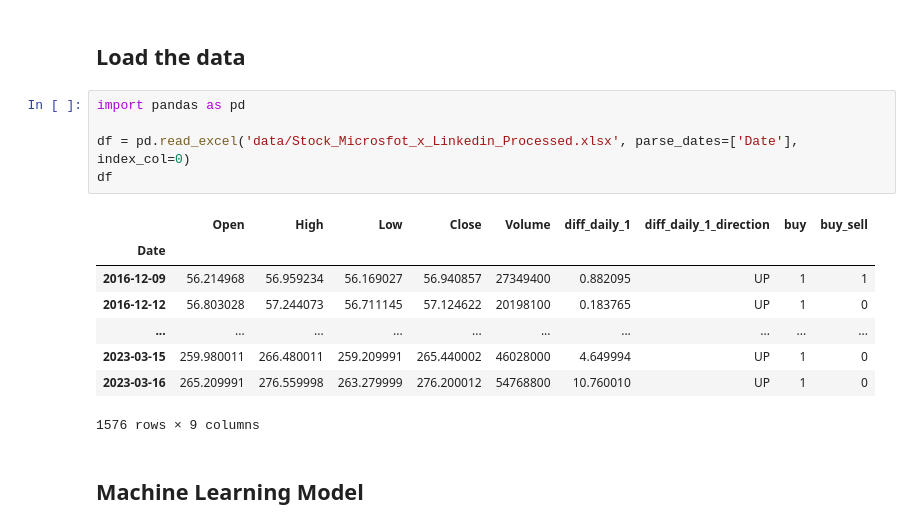
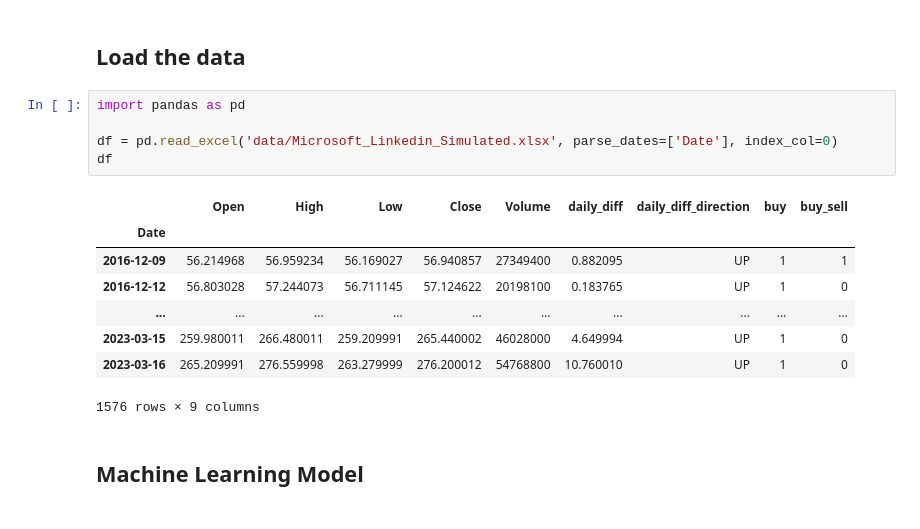
Before and after one commit to LinkedInLearning/practical-python-for-algorithmic-trading-4403633, a Jupyter notebook: 01_Machine Learning for Backtesting/02B_Machine Learning Classification Model.ipynb, the cells around one changed output. Drawn from its saved outputs; the diff is of its cells as text.

```diff
--- a/01_Machine Learning for Backtesting/02B_Machine Learning Classification Model.ipynb
+++ b/01_Machine Learning for Backtesting/02B_Machine Learning Classification Model.ipynb
@@ -5,10 +5,10 @@
 # %%
 import pandas as pd
 
-df = pd.read_excel('data/Stock_Microsfot_x_Linkedin_Processed.xlsx', parse_dates=['Date'], index_col=0)
+df = pd.read_excel('data/Microsoft_Linkedin_Simulated.xlsx', parse_dates=['Date'], index_col=0)
 df
 # %% [output]
-|  | Open | High | Low | Close | Volume | diff_daily_1 | diff_daily_1_direction | buy | buy_sell |
+|  | Open | High | Low | Close | Volume | daily_diff | daily_diff_direction | buy | buy_sell |
 | Date |  |  |  |  |  |  |  |  |  |
 | 2016-12-09 | 56.214968 | 56.959234 | 56.169027 | 56.940857 | 27349400 | 0.882095 | UP | 1 | 1 |
 | 2016-12-12 | 56.803028 | 57.244073 | 56.711145 | 57.124622 | 20198100 | 0.183765 | UP | 1 | 0 |
```
Also changed, not shown: parts of 7 cells of this notebook.
